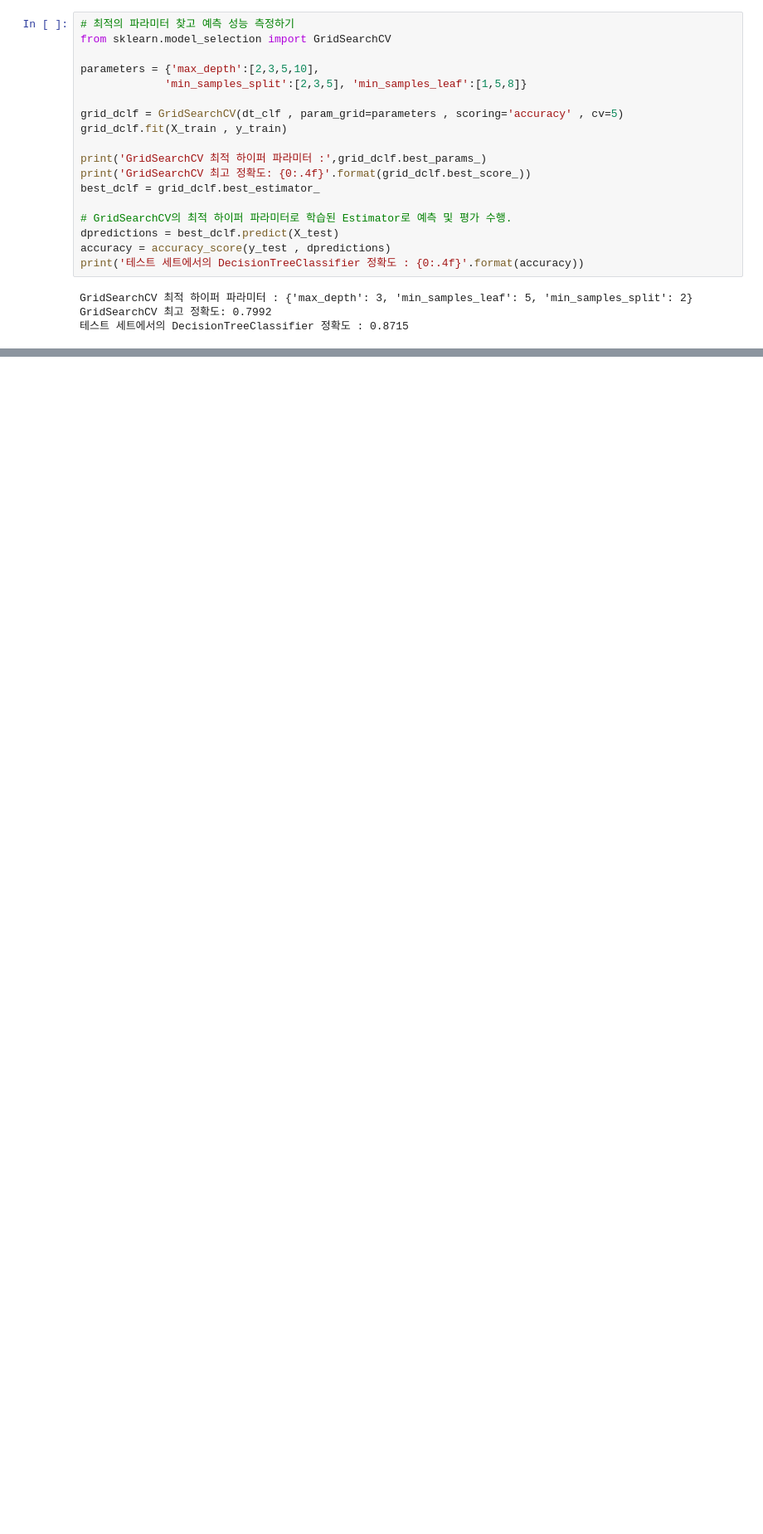
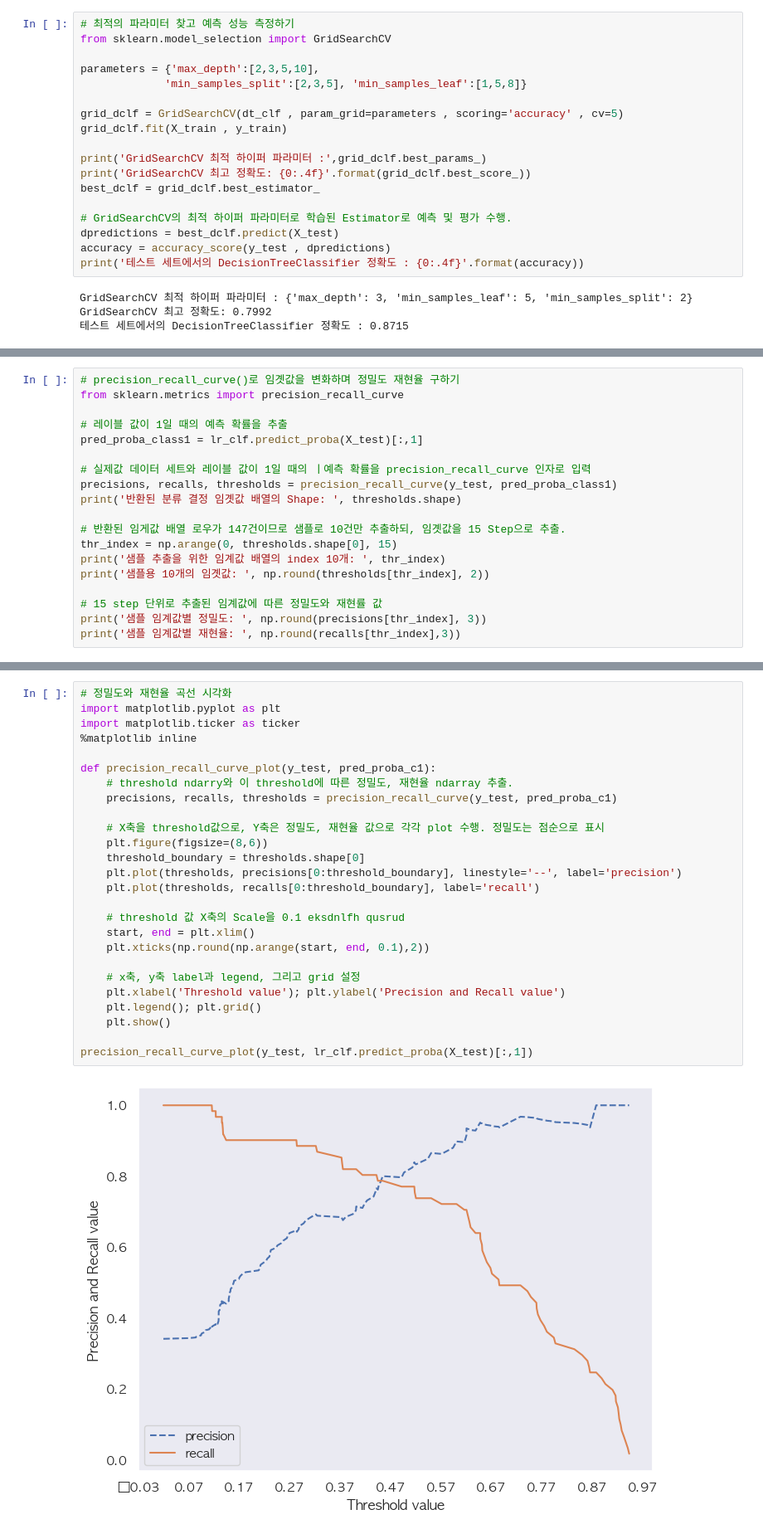
Before and after one commit to Lee-soha/ML-study, a Jupyter notebook: Titanic.ipynb, the cells around one changed output, grey strips where cells are left out. Shown: that part at 83% size. Drawn from its saved outputs; the diff is of its cells as text; blank space fills up the shorter version.

```diff
--- a/Titanic.ipynb
+++ b/Titanic.ipynb
@@ -285,0 +415,19 @@ GridSearchCV 최고 정확도: 0.7992
+# %%
+# precision_recall_curve()로 임곗값을 변화하며 정밀도 재현율 구하기
+from sklearn.metrics import precision_recall_curve
+
+# 레이블 값이 1일 때의 예측 확률을 추출
+pred_proba_class1 = lr_clf.predict_proba(X_test)[:,1]
+
+# 실제값 데이터 세트와 레이블 값이 1일 때의 ㅣ예측 확률을 precision_recall_curve 인자로 입력
+precisions, recalls, thresholds = precision_recall_curve(y_test, pred_proba_class1)
+print('반환된 분류 결정 임곗값 배열의 Shape: ', thresholds.shape)
+
+# 반환된 임게값 배열 로우가 147건이므로 샘플로 10건만 추출하되, 임곗값을 15 Step으로 추출.
+thr_index = np.arange(0, thresholds.shape[0], 15)
+print('샘플 추출을 위한 임계값 배열의 index 10개: ', thr_index)
+print('샘플용 10개의 임곗값: ', np.round(thresholds[thr_index], 2))
+
+# 15 step 단위로 추출된 임계값에 따른 정밀도와 재현률 값
+print('샘플 임계값별 정밀도: ', np.round(precisions[thr_index], 3))
+print('샘플 임계값별 재현율: ', np.round(recalls[thr_index],3))
@@ -285,0 +440,28 @@ GridSearchCV 최고 정확도: 0.7992
+# %%
+# 정밀도와 재현율 곡선 시각화
+import matplotlib.pyplot as plt
+import matplotlib.ticker as ticker
+%matplotlib inline
+
+def precision_recall_curve_plot(y_test, pred_proba_c1):
+    # threshold ndarry와 이 threshold에 따른 정밀도, 재현율 ndarray 추출.
+    precisions, recalls, thresholds = precision_recall_curve(y_test, pred_proba_c1)
+
+    # X축을 threshold값으로, Y축은 정밀도, 재현율 값으로 각각 plot 수행. 정밀도는 점순으로 표시
+    plt.figure(figsize=(8,6))
+    threshold_boundary = thresholds.shape[0]
+    plt.plot(thresholds, precisions[0:threshold_boundary], linestyle='--', label='precision')
+    plt.plot(thresholds, recalls[0:threshold_boundary], label='recall')
+
+    # threshold 값 X축의 Scale을 0.1 eksdnlfh qusrud
+    start, end = plt.xlim()
+    plt.xticks(np.round(np.arange(start, end, 0.1),2))
+
+    # x축, y축 label과 legend, 그리고 grid 설정
+    plt.xlabel('Threshold value'); plt.ylabel('Precision and Recall value')
+    plt.legend(); plt.grid()
+    plt.show()
+
+precision_recall_curve_plot(y_test, lr_clf.predict_proba(X_test)[:,1])
+# %% [output]
+[figure, added]
```
Also changed, not shown: parts of 16 cells of this notebook.
